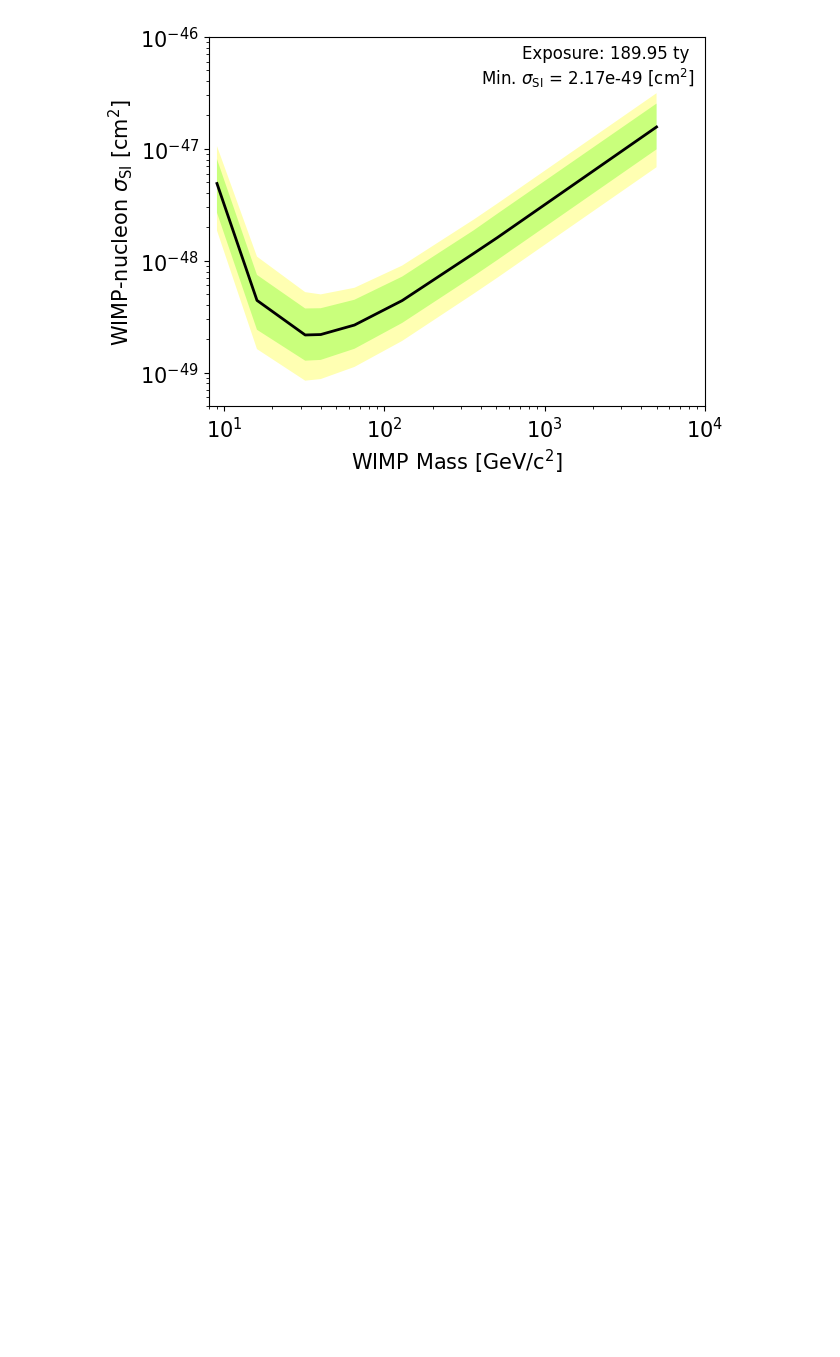
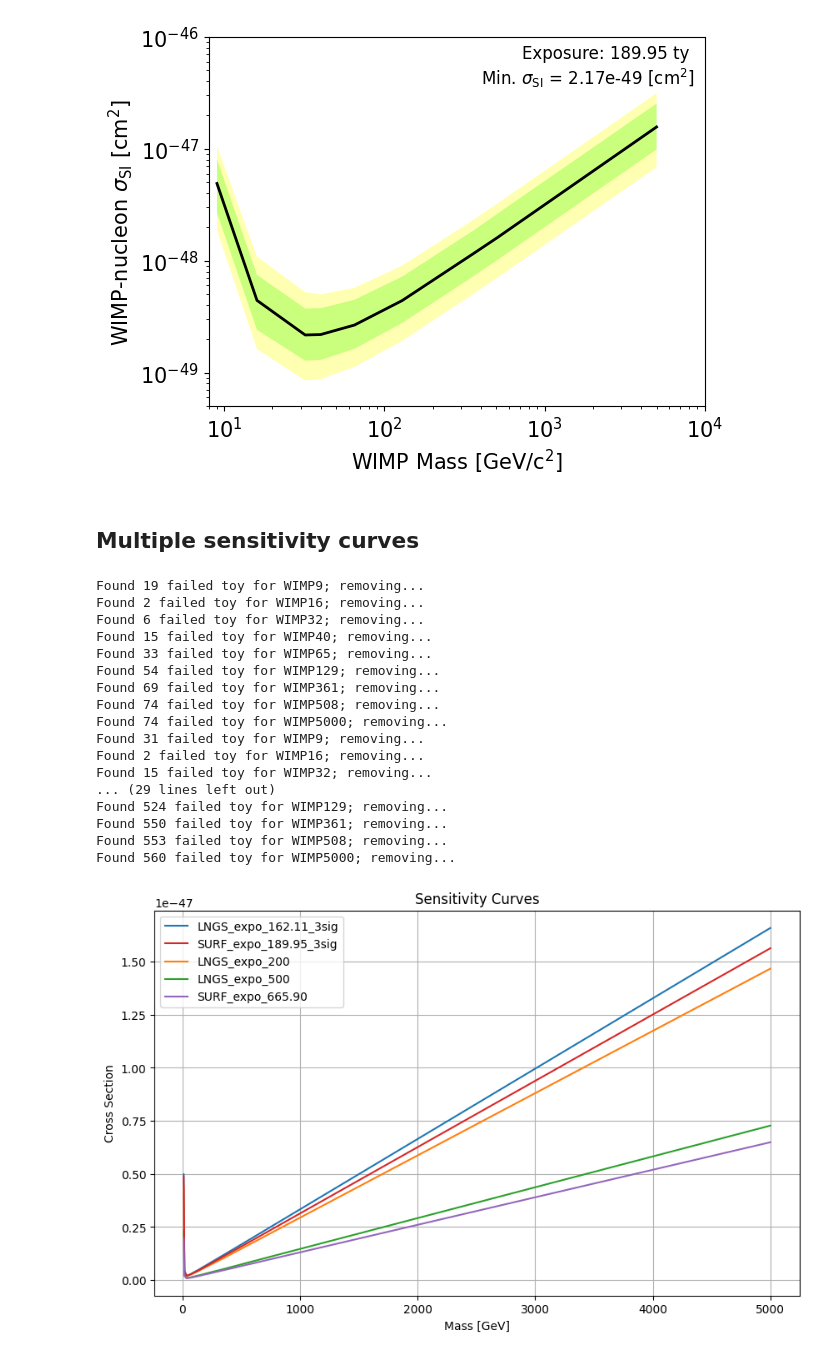
Before and after one commit to robertsjames/FlameFitSimple, a Jupyter notebook: analyses/sensitivity/get_sensitivity.ipynb, the cells around one changed output. Drawn from its saved outputs; the diff is of its cells as text; code cells hidden in the pictures; blank space fills up the shorter version.

```diff
--- a/analyses/sensitivity/get_sensitivity.ipynb
+++ b/analyses/sensitivity/get_sensitivity.ipynb
@@ -31,7 +31,7 @@ masses, bands = get_sensitivity_bands(directory='../wimp_sensitivity/outputs/nom
                                       scaling_fn=scaling_fn,
                                       signal_name='WIMP',
                                       signal_expected_mean=signal_expected_mean,
-                                      inference_config='../wimp_sensitivity/inference_configs/nominal_updated.ini')
+                                      inference_config='../wimp_sensitivity/inference_configs/nominal.ini')
 # %% [output]
 Found 43 failed toy for WIMP9; removing...
 Found 2 failed toy for WIMP16; removing...
@@ -81,3 +81,68 @@ print(np.min(bands[0]))
 # %% [output]
 2.168358725556375e-49
 [figure]
+# %% [markdown]
+## Multiple sensitivity curves
+# %%
+output_names = ['nominal_3D_LNGS_expo_162.11_3sig', 'nominal_3D_LNGS_expo_200', 'nominal_3D_LNGS_expo_500', 'nominal_3D_SURF_expo_189.95_3sig', 'nominal_3D_SURF_expo_665.90']
+
+masses_dict = {}
+bands_dict = {}
+plt.figure(figsize=(10, 6))
+
+for name in output_names:
+    path = '../wimp_sensitivity/outputs/' + name
+    likelihood_path = '../wimp_sensitivity/likelihoods/' + name + '.pkl'
+    signal_expected_mean = get_signal_rates_from_likelihood(likelihood_path)
+    masses, bands = get_sensitivity_bands(directory = path,
+                                      scaling_fn=scaling_fn,
+                                      signal_name='WIMP',
+                                      signal_expected_mean=signal_expected_mean,
+                                      inference_config='../wimp_sensitivity/inference_configs/nominal.ini')
+
+    label = name.replace("nominal_3D_", "")
+    plt.plot(masses, bands[0], label=label)
+
+    masses_dict[name] = masses
+    bands_dict[name] = bands
+
+plt.xlabel("Mass [GeV]")
+plt.ylabel("Cross Section")
+plt.title("Sensitivity Curves")
+# plt.legend()
+plt.grid(True)
+
+
+handles, labels = plt.gca().get_legend_handles_labels()
+handle_dict = dict(zip(labels, handles))
+
+legend_order = [
+    "LNGS_expo_162.11_3sig",
+    "SURF_expo_189.95_3sig",
+    "LNGS_expo_200",
+    "LNGS_expo_500",
+    "SURF_expo_665.90"
+]
+
+plt.legend([handle_dict[l] for l in legend_order],
+           legend_order)
+plt.show()
+# %% [output]
+Found 19 failed toy for WIMP9; removing...
+Found 2 failed toy for WIMP16; removing...
+Found 6 failed toy for WIMP32; removing...
+Found 15 failed toy for WIMP40; removing...
+Found 33 failed toy for WIMP65; removing...
+Found 54 failed toy for WIMP129; removing...
+Found 69 failed toy for WIMP361; removing...
+Found 74 failed toy for WIMP508; removing...
+Found 74 failed toy for WIMP5000; removing...
+Found 31 failed toy for WIMP9; removing...
+Found 2 failed toy for WIMP16; removing...
+Found 15 failed toy for WIMP32; removing...
+... (29 lines left out)
+Found 524 failed toy for WIMP129; removing...
+Found 550 failed toy for WIMP361; removing...
+Found 553 failed toy for WIMP508; removing...
+Found 560 failed toy for WIMP5000; removing...
+[figure, added]
```
Also changed, not shown: parts of 3 cells of this notebook, 10 other files.
